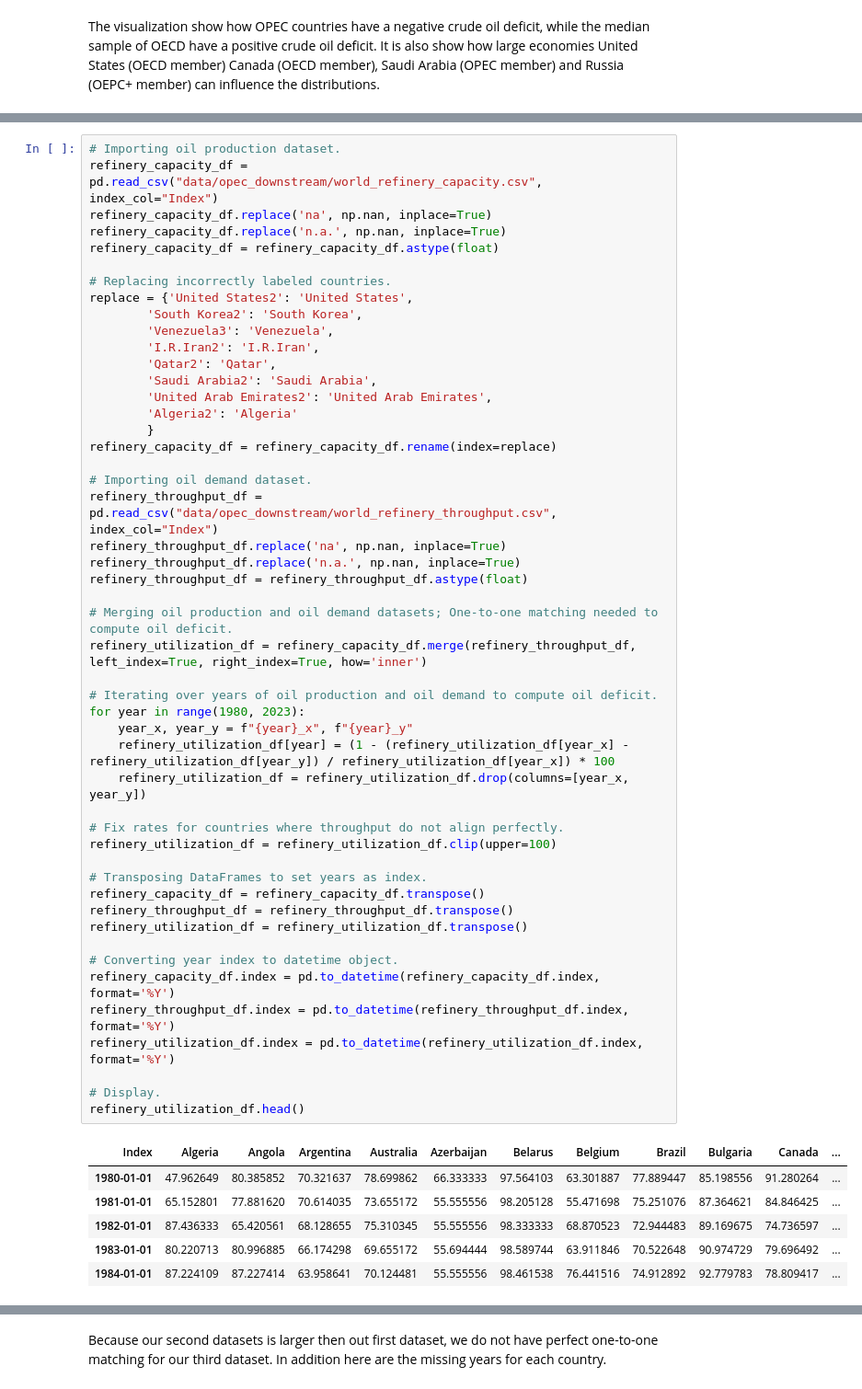
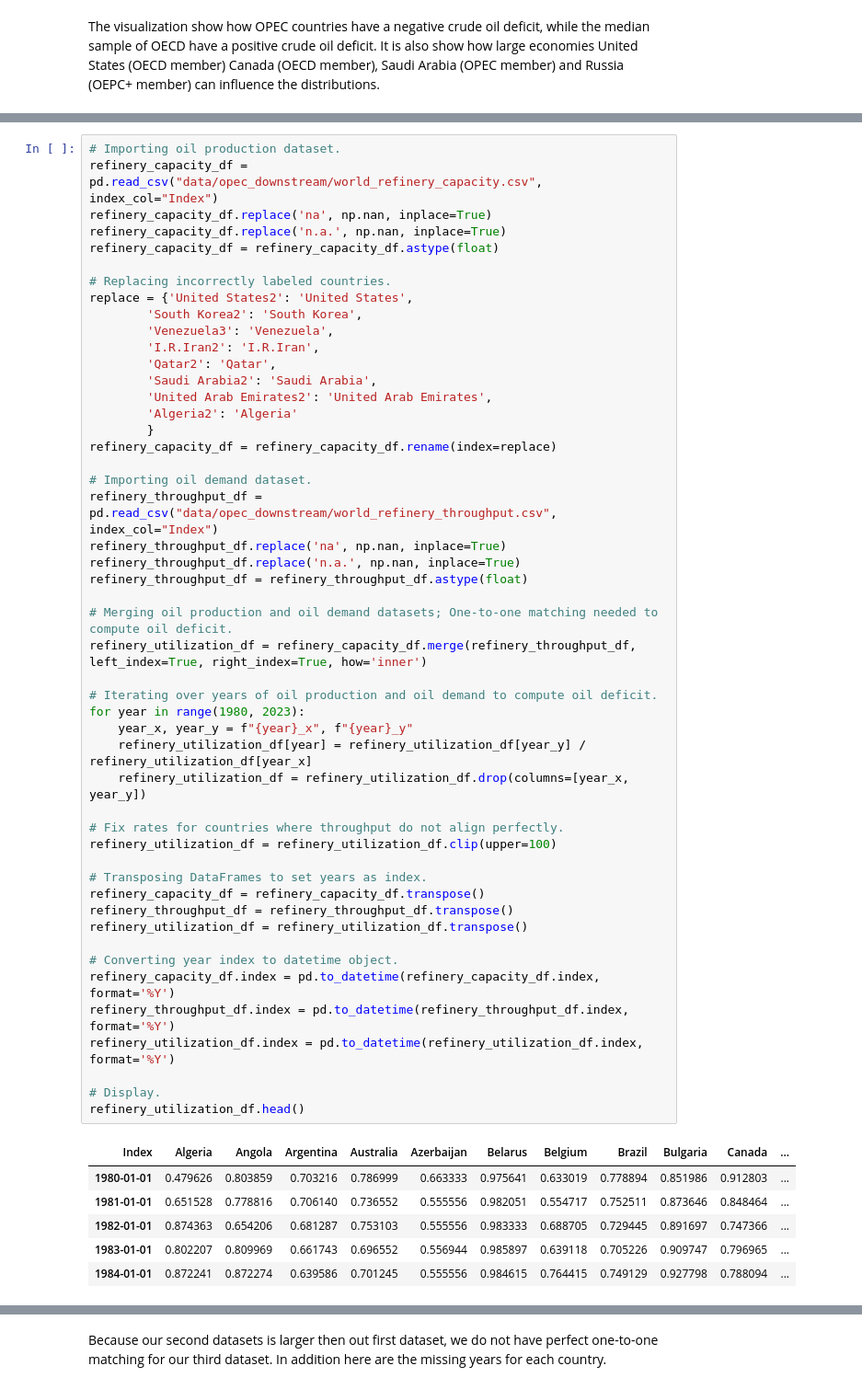
Before and after one commit to willcrodman/data_science_final_project, a Jupyter notebook: final.ipynb, the cells around one changed output, grey strips where cells are left out. Shown at 92% size. Saved outputs shown, nothing was run; the diff lists cells and outputs as text.

```diff
--- a/final.ipynb
+++ b/final.ipynb
@@ -274,39 +275,39 @@ refinery_capacity_df = refinery_capacity_df.rename(index=replace)
 refinery_throughput_df = pd.read_csv("data/opec_downstream/world_refinery_throughput.csv", index_col="Index")
 refinery_throughput_df.replace('na', np.nan, inplace=True)
 refinery_throughput_df.replace('n.a.', np.nan, inplace=True)
 refinery_throughput_df = refinery_throughput_df.astype(float)
 
 # Merging oil production and oil demand datasets; One-to-one matching needed to compute oil deficit.
 refinery_utilization_df = refinery_capacity_df.merge(refinery_throughput_df, left_index=True, right_index=True, how='inner')
 
 # Iterating over years of oil production and oil demand to compute oil deficit.
 for year in range(1980, 2023):
     year_x, year_y = f"{year}_x", f"{year}_y"
-    refinery_utilization_df[year] = (1 - (refinery_utilization_df[year_x] - refinery_utilization_df[year_y]) / refinery_utilization_df[year_x]) * 100
+    refinery_utilization_df[year] = refinery_utilization_df[year_y] / refinery_utilization_df[year_x]
     refinery_utilization_df = refinery_utilization_df.drop(columns=[year_x, year_y])
 
 # Fix rates for countries where throughput do not align perfectly.
 refinery_utilization_df = refinery_utilization_df.clip(upper=100)
 
 # Transposing DataFrames to set years as index.
 refinery_capacity_df = refinery_capacity_df.transpose()
 refinery_throughput_df = refinery_throughput_df.transpose()
 refinery_utilization_df = refinery_utilization_df.transpose()
 
 # Converting year index to datetime object.
 refinery_capacity_df.index = pd.to_datetime(refinery_capacity_df.index, format='%Y')
 refinery_throughput_df.index = pd.to_datetime(refinery_throughput_df.index, format='%Y')
 refinery_utilization_df.index = pd.to_datetime(refinery_utilization_df.index, format='%Y')
 
 # Display.
 refinery_utilization_df.head()
 # %% [output]
 | Index | Algeria | Angola | Argentina | Australia | Azerbaijan | Belarus | Belgium | Brazil | Bulgaria | Canada | ... |
-| 1980-01-01 | 47.962649 | 80.385852 | 70.321637 | 78.699862 | 66.333333 | 97.564103 | 63.301887 | 77.889447 | 85.198556 | 91.280264 | ... |
-| 1981-01-01 | 65.152801 | 77.881620 | 70.614035 | 73.655172 | 55.555556 | 98.205128 | 55.471698 | 75.251076 | 87.364621 | 84.846425 | ... |
-| 1982-01-01 | 87.436333 | 65.420561 | 68.128655 | 75.310345 | 55.555556 | 98.333333 | 68.870523 | 72.944483 | 89.169675 | 74.736597 | ... |
-| 1983-01-01 | 80.220713 | 80.996885 | 66.174298 | 69.655172 | 55.694444 | 98.589744 | 63.911846 | 70.522648 | 90.974729 | 79.696492 | ... |
-| 1984-01-01 | 87.224109 | 87.227414 | 63.958641 | 70.124481 | 55.555556 | 98.461538 | 76.441516 | 74.912892 | 92.779783 | 78.809417 | ... |
+| 1980-01-01 | 0.479626 | 0.803859 | 0.703216 | 0.786999 | 0.663333 | 0.975641 | 0.633019 | 0.778894 | 0.851986 | 0.912803 | ... |
+| 1981-01-01 | 0.651528 | 0.778816 | 0.706140 | 0.736552 | 0.555556 | 0.982051 | 0.554717 | 0.752511 | 0.873646 | 0.848464 | ... |
+| 1982-01-01 | 0.874363 | 0.654206 | 0.681287 | 0.753103 | 0.555556 | 0.983333 | 0.688705 | 0.729445 | 0.891697 | 0.747366 | ... |
+| 1983-01-01 | 0.802207 | 0.809969 | 0.661743 | 0.696552 | 0.556944 | 0.985897 | 0.639118 | 0.705226 | 0.909747 | 0.796965 | ... |
+| 1984-01-01 | 0.872241 | 0.872274 | 0.639586 | 0.701245 | 0.555556 | 0.984615 | 0.764415 | 0.749129 | 0.927798 | 0.788094 | ... |
 5 rows × 56 columns
 # %% [markdown]
 Because our second datasets is larger then out first dataset, we do not have perfect one-to-one matching for our third dataset. In addition here are the missing years for each country.
```
Also changed, not shown: parts of 19 cells of this notebook, 1 other file.
